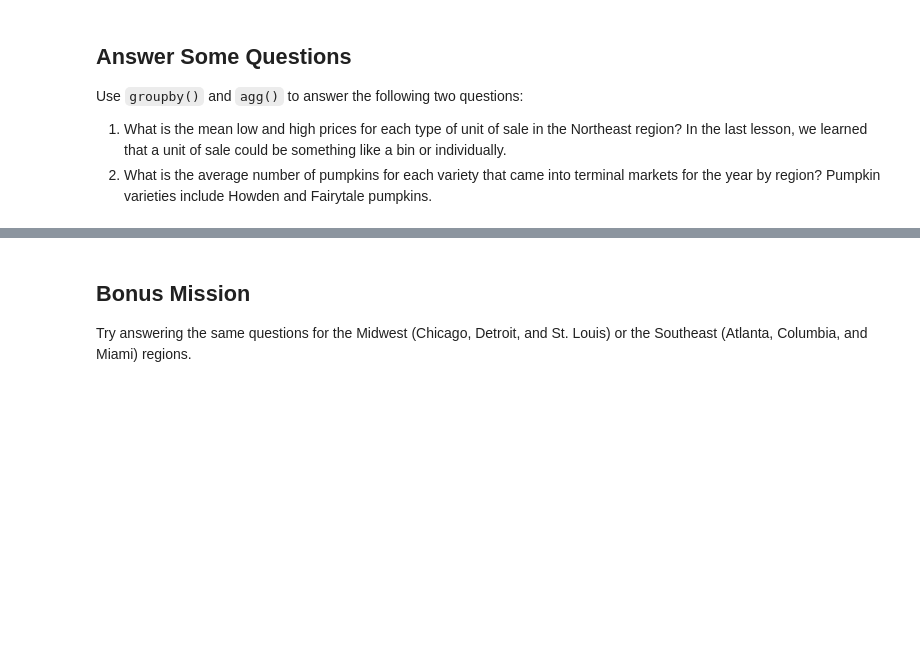
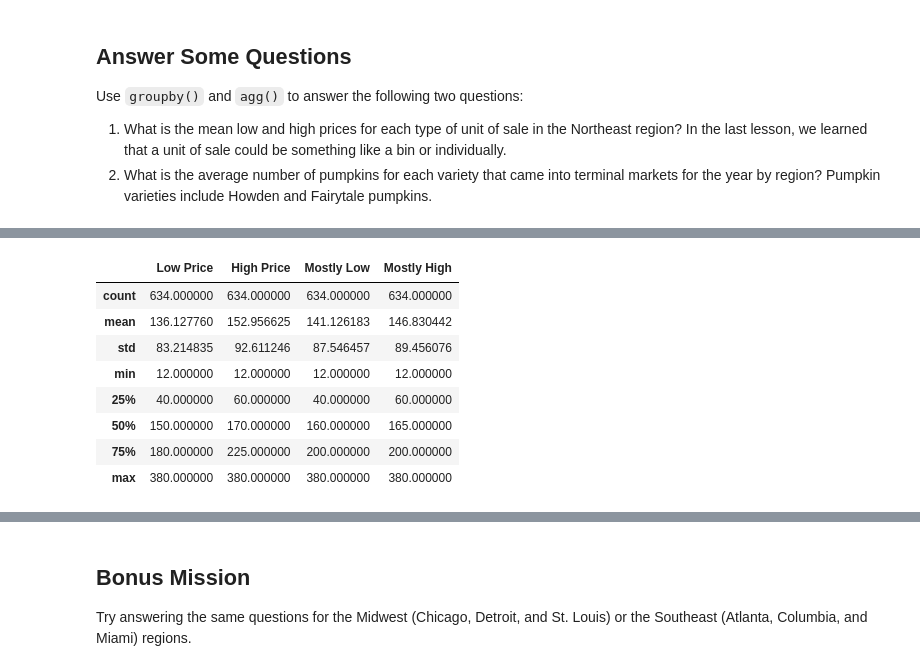
Before and after one commit to hollyhira/Studio9_data-manipulation, a Jupyter notebook: Data Manipulation Studio.ipynb, the cells around one changed output, grey strips where cells are left out. Cells and saved outputs as stored; diff of their text form; code cells hidden in the pictures; blank space fills up the shorter version.

```diff
--- a/Data Manipulation Studio.ipynb
+++ b/Data Manipulation Studio.ipynb
@@ -551,0 +657,18 @@ Use `groupby()` and `agg()` to answer the following two questions:
+# %%
+#data=data.pivot_table("fare", ["who", "age_group"], "survived", aggfunc = np.sum)
+#pivot the table of the summed data where the values are "fare", index is "who" and "age_group", and the columns are "survived"
+
+
+#northeast_region.pivot_table(index='City Name', columns='Variety', aggfunc='mean')
+
+northeast_region.describe()
+# %% [output]
+|  | Low Price | High Price | Mostly Low | Mostly High |
+| count | 634.000000 | 634.000000 | 634.000000 | 634.000000 |
+| mean | 136.127760 | 152.956625 | 141.126183 | 146.830442 |
+| std | 83.214835 | 92.611246 | 87.546457 | 89.456076 |
+| min | 12.000000 | 12.000000 | 12.000000 | 12.000000 |
+| 25% | 40.000000 | 60.000000 | 40.000000 | 60.000000 |
+| 50% | 150.000000 | 170.000000 | 160.000000 | 165.000000 |
+| 75% | 180.000000 | 225.000000 | 200.000000 | 200.000000 |
+| max | 380.000000 | 380.000000 | 380.000000 | 380.000000 |
```
Also changed, not shown: parts of 22 cells of this notebook.
